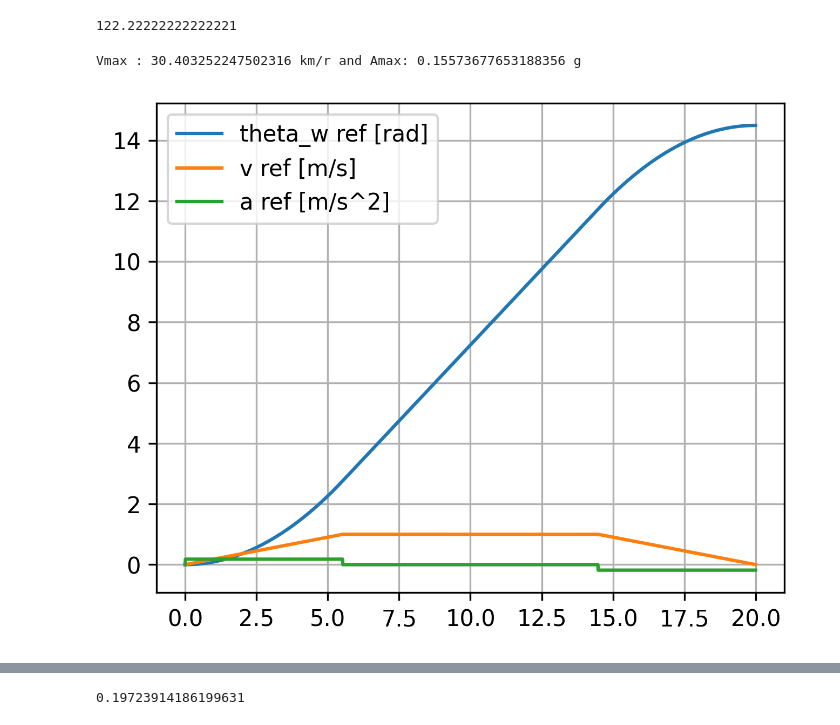
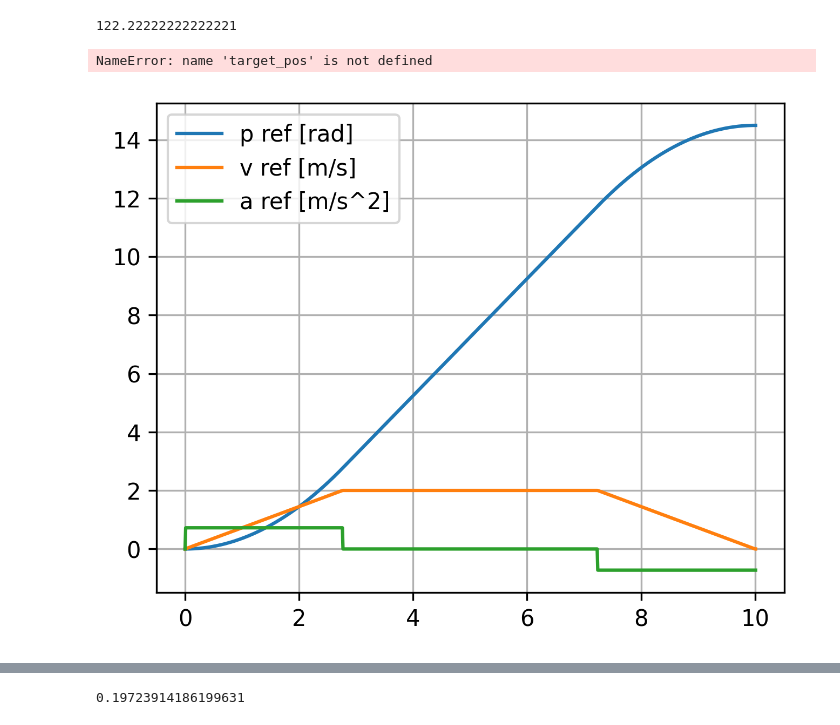
Before and after one commit to ssc166/joint_control, a Jupyter notebook: src/control_1/IK_3link.ipynb, the cells around one changed output, grey strips where cells are left out. Saved outputs shown, nothing was run; the diff lists cells and outputs as text; code cells hidden in the pictures.

```diff
--- a/src/control_1/IK_3link.ipynb
+++ b/src/control_1/IK_3link.ipynb
@@ -352,20 +329,20 @@ target_pos
 # %% [output]
 122.22222222222221
 # %%
-t_s, traj_s = Trapezoidal_Traj_Gen_Given_Amax_and_T(0.0125,20,0.01)
+t_s, traj_s = Trapezoidal_Traj_Gen_Given_Amax_and_T(0.05,10,0.01)
 
 
 phi_traj = traj_s/ 0.069
 
 pl.figure(1, figsize=(5,4), dpi=300)
 pl.plot(t_s, phi_traj)
-pl.legend(['theta_w ref [rad]', 'v ref [m/s]', 'a ref [m/s^2]'], loc='best')
+pl.legend(['p ref [rad]', 'v ref [m/s]', 'a ref [m/s^2]'], loc='best')
 pl.grid()
 
 print('Vmax :', max(traj_s[:,1])*target_pos*3.6, 'km/r and Amax:', max(traj_s[:,2])*target_pos/9.81, 'g')
 # %% [output]
-Vmax : 30.403252247502316 km/r and Amax: 0.15573677653188356 g
+NameError: name 'target_pos' is not defined
-[figure, old version]
+[figure, new version]
 # %%
 phi_traj_0 = phi_traj[:,0].reshape(302,1)
 phi_traj_1 = phi_traj[:,1].reshape(302,1)
```
Also changed, not shown: parts of 21 cells of this notebook, 50 other files.
